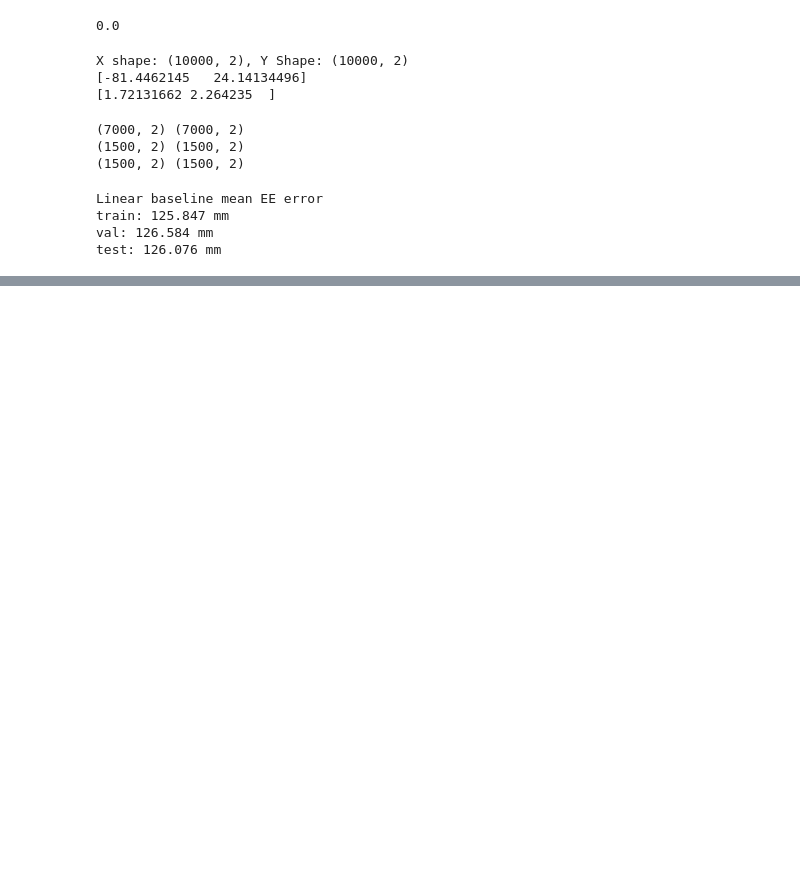
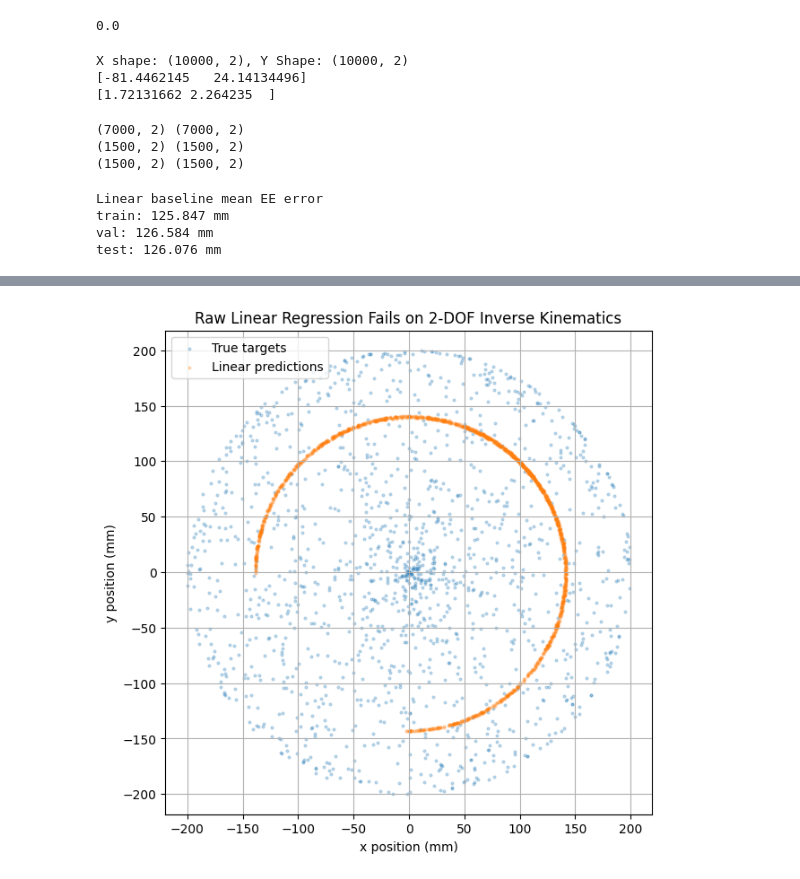
Before and after one commit to ParamShelar/planar-ik-regularized-linear-models, a Jupyter notebook: notebooks/01_inverse_kinematics_story.ipynb, the cells around one changed output, grey strips where cells are left out. Drawn from its saved outputs; the diff is of its cells as text; code cells hidden in the pictures; blank space fills up the shorter version.

Commit message:
Update inverse kinematics notebook

```diff
--- a/notebooks/01_inverse_kinematics_story.ipynb
+++ b/notebooks/01_inverse_kinematics_story.ipynb
@@ -130,0 +178,25 @@ test: 126.076 mm
+# %%
+# Compare true vs predicted end-effector positions for the linear baseline
+
+Y_pred = Y_pred_val
+
+x_true = X_val[:, 0]
+y_true = X_val[:, 1]
+
+theta1_pred = Y_pred[:, 0]
+theta2_pred = Y_pred[:, 1]
+
+x_pred, y_pred = forward_kinematics(theta1_pred, theta2_pred, L1, L2)
+
+plt.figure(figsize=(7, 7))
+plt.scatter(x_true, y_true, s=4, alpha=0.25, label="True targets")
+plt.scatter(x_pred, y_pred, s=4, alpha=0.25, label="Linear predictions")
+plt.axis("equal")
+plt.xlabel("x position (mm)")
+plt.ylabel("y position (mm)")
+plt.title("Raw Linear Regression Fails on 2-DOF Inverse Kinematics")
+plt.legend()
+plt.grid(True)
+plt.show()
+# %% [output]
+[figure, added]
```
Also changed, not shown: parts of 4 cells of this notebook.
